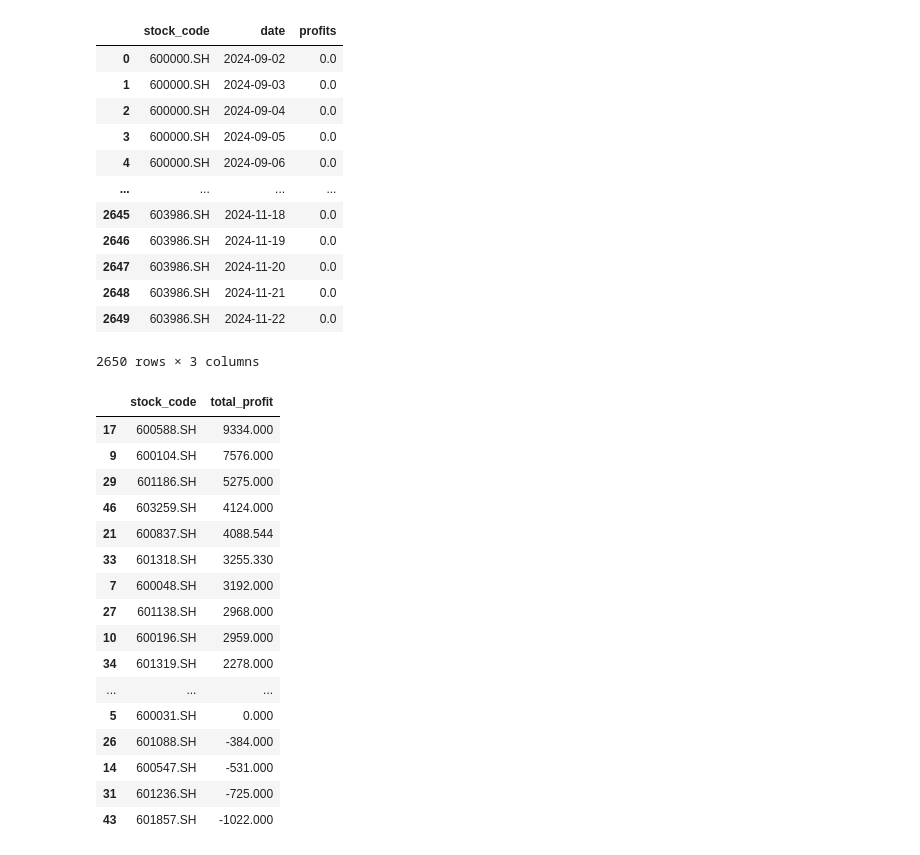
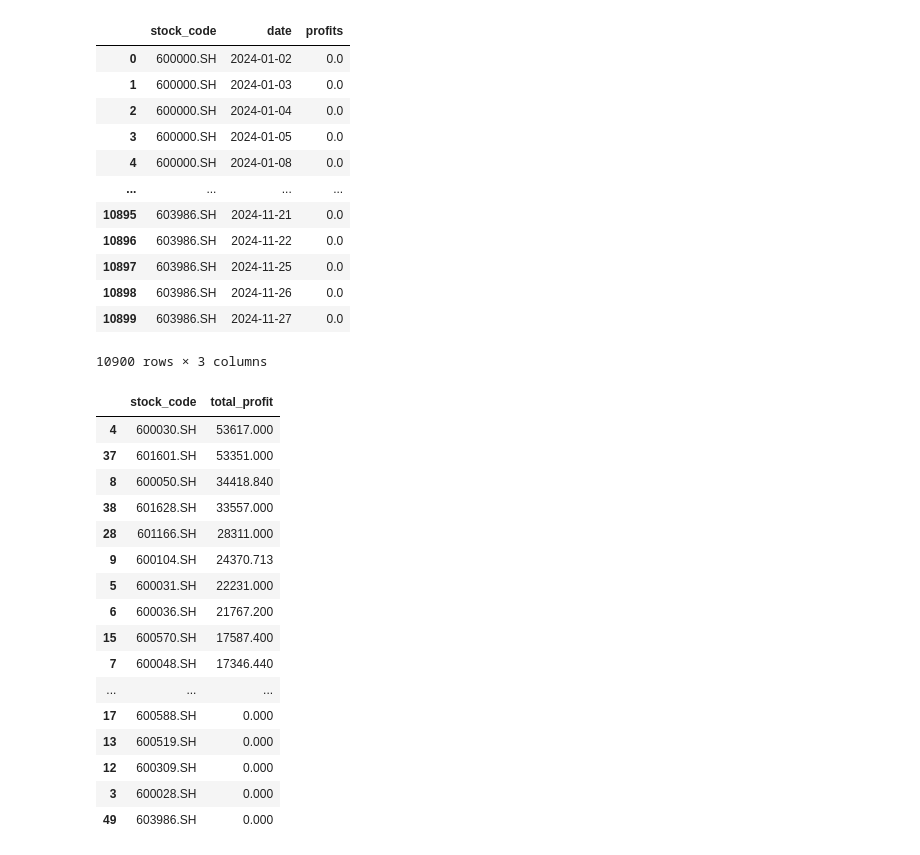
Before and after one commit to davidhacking/StockRL, a Jupyter notebook: plot_exp_res.ipynb, the cells around one changed output. Drawn from its saved outputs; the diff is of its cells as text; code cells hidden in the pictures.

```diff
--- a/plot_exp_res.ipynb
+++ b/plot_exp_res.ipynb
@@ -11,20 +79,27 @@ from utils import run_exp_strategy
 # %%
 r = run_exp_strategy.RunExpStrategy()
 r.total_timesteps = 200000
-r.exp_id = 5
+r.exp_id = 7
 r.start_date = "20090101"
-r.end_date = "20241122"
-r.split_date = "20240901"
+r.split_date = "20240101"
+r.end_date = datetime.datetime.now().strftime("%Y%m%d")
 r.a_stock_list = "SSE_50"
 r.h_stock_list = ""
 r.usa_stock_list = ""
 r.baseline_stocks = "SSE_50_INDEX"
 r.no_tushare = True
 r.rerun_test = True
+r.redownload_data = True
+r.need_pe = True
 r.state_init_func = "AllCashStateIntiator"
 r.user_stock_account = "LocalUserStockAccount"
-r.initial_amount = 250000
+# r.user_stock_account = "FutuUserStockAccount"
+r.initial_amount = 1000000
+r.hmax = 5000
+r.env_params["hmax"] = r.hmax
 r.trade_env_params["initial_amount"] = r.initial_amount
+r.trade_env_params["initial_amount"] = r.initial_amount
+# r.test_model_names = ["ddpg"]
 r.create_exp_dir()
 r.download_stock_data()
 r.download_baseline_stocks()
@@ -66,42 +149,42 @@ EPISODE|STEPS|TERMINAL_REASON|CASH           |TOT_ASSETS     |TERMINAL_REWARD|GA
 回测完成!
 # %%
-df0 = profits['sac'][0]
+df0 = profits['ddpg'][0]
 df0
 # %% [output]
 |  | stock_code | date | profits |
-| 0 | 600000.SH | 2024-09-02 | 0.0 |
-| 1 | 600000.SH | 2024-09-03 | 0.0 |
-| 2 | 600000.SH | 2024-09-04 | 0.0 |
-| 3 | 600000.SH | 2024-09-05 | 0.0 |
-| 4 | 600000.SH | 2024-09-06 | 0.0 |
+| 0 | 600000.SH | 2024-01-02 | 0.0 |
+| 1 | 600000.SH | 2024-01-03 | 0.0 |
+| 2 | 600000.SH | 2024-01-04 | 0.0 |
+| 3 | 600000.SH | 2024-01-05 | 0.0 |
+| 4 | 600000.SH | 2024-01-08 | 0.0 |
 | ... | ... | ... | ... |
-| 2645 | 603986.SH | 2024-11-18 | 0.0 |
-| 2646 | 603986.SH | 2024-11-19 | 0.0 |
-| 2647 | 603986.SH | 2024-11-20 | 0.0 |
-| 2648 | 603986.SH | 2024-11-21 | 0.0 |
-| 2649 | 603986.SH | 2024-11-22 | 0.0 |
+| 10895 | 603986.SH | 2024-11-21 | 0.0 |
+| 10896 | 603986.SH | 2024-11-22 | 0.0 |
+| 10897 | 603986.SH | 2024-11-25 | 0.0 |
+| 10898 | 603986.SH | 2024-11-26 | 0.0 |
+| 10899 | 603986.SH | 2024-11-27 | 0.0 |
-2650 rows × 3 columns
+10900 rows × 3 columns
 # %%
-df1 = profits['sac'][1]
+df1 = profits['ddpg'][1]
 df1
 # %% [output]
 |  | stock_code | total_profit |
-| 17 | 600588.SH | 9334.000 |
-| 9 | 600104.SH | 7576.000 |
-| 29 | 601186.SH | 5275.000 |
-| 46 | 603259.SH | 4124.000 |
-| 21 | 600837.SH | 4088.544 |
-| 33 | 601318.SH | 3255.330 |
-| 7 | 600048.SH | 3192.000 |
-| 27 | 601138.SH | 2968.000 |
-| 10 | 600196.SH | 2959.000 |
-| 34 | 601319.SH | 2278.000 |
+| 4 | 600030.SH | 53617.000 |
+| 37 | 601601.SH | 53351.000 |
+| 8 | 600050.SH | 34418.840 |
+| 38 | 601628.SH | 33557.000 |
+| 28 | 601166.SH | 28311.000 |
+| 9 | 600104.SH | 24370.713 |
+| 5 | 600031.SH | 22231.000 |
+| 6 | 600036.SH | 21767.200 |
+| 15 | 600570.SH | 17587.400 |
+| 7 | 600048.SH | 17346.440 |
 | ... | ... | ... |
-| 5 | 600031.SH | 0.000 |
-| 26 | 601088.SH | -384.000 |
-| 14 | 600547.SH | -531.000 |
-| 31 | 601236.SH | -725.000 |
-| 43 | 601857.SH | -1022.000 |
+| 17 | 600588.SH | 0.000 |
+| 13 | 600519.SH | 0.000 |
+| 12 | 600309.SH | 0.000 |
+| 3 | 600028.SH | 0.000 |
+| 49 | 603986.SH | 0.000 |
 # %%
 plt.figure(figsize=(10, 6))
 for col in backtest_curve.columns:
```
Also changed, not shown: parts of 5 cells of this notebook, 5 other files.
